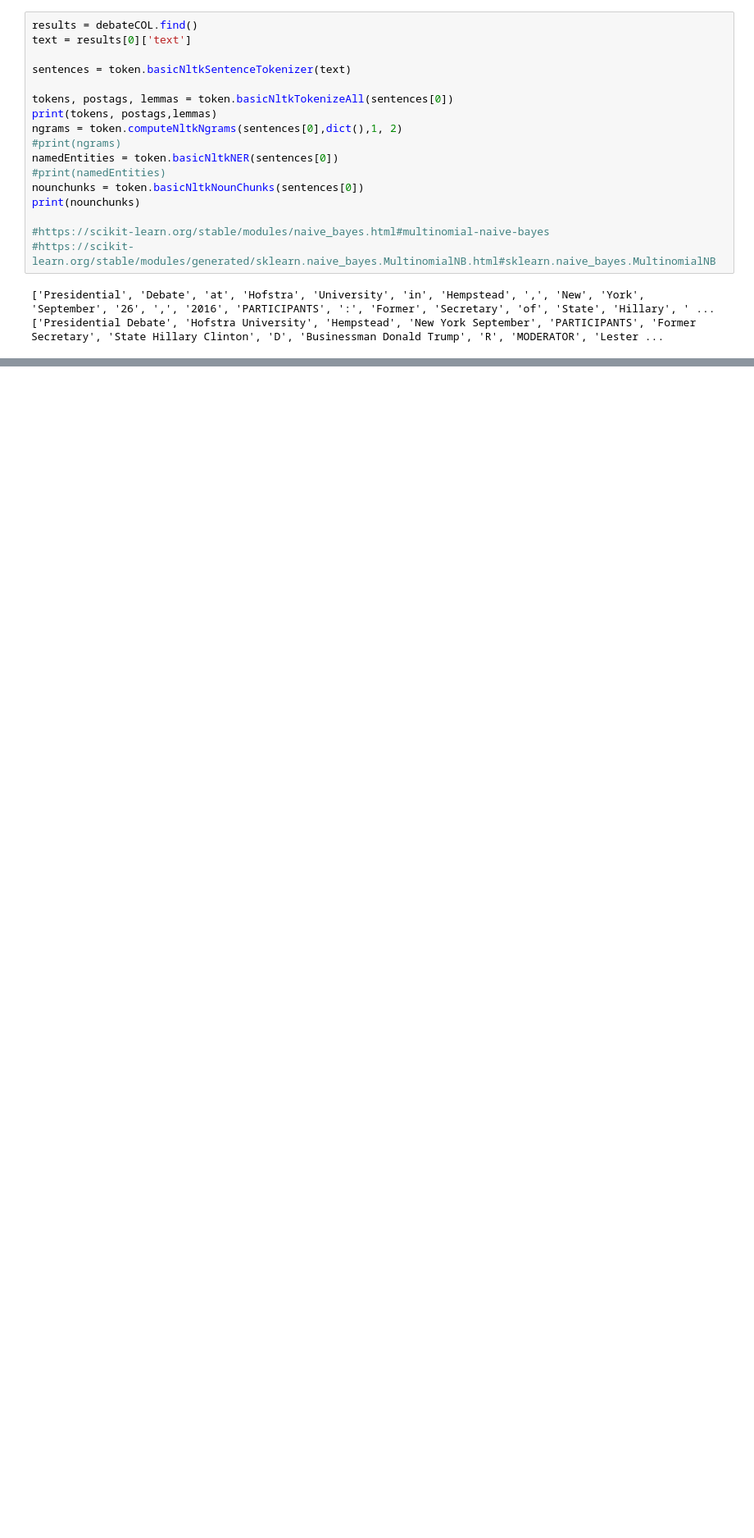
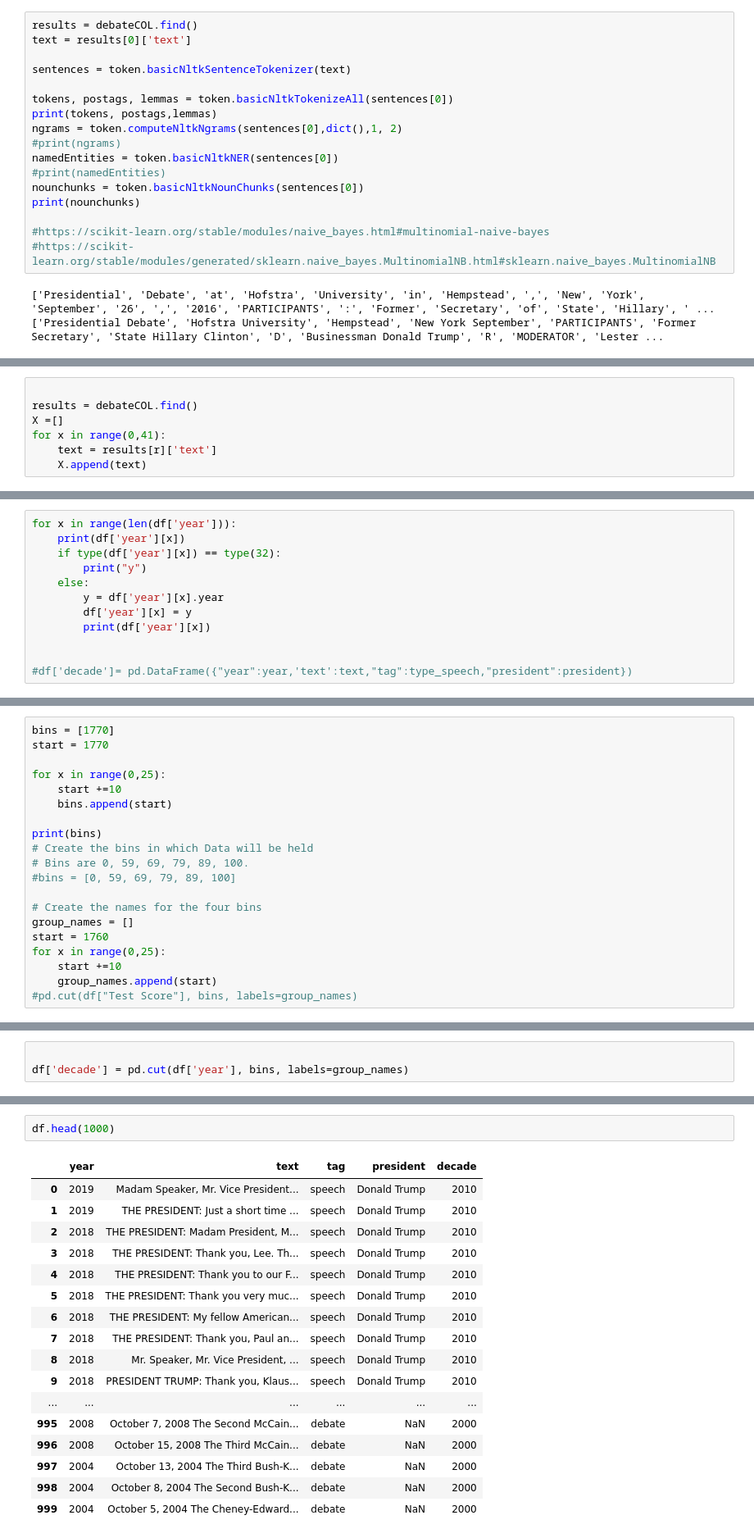
Before and after one commit to Barbara-Gordon/Final_Project, a Jupyter notebook: Erin/Untitled.ipynb, the cells around one changed output, grey strips where cells are left out. Shown: that part at 82% size. Saved outputs shown, nothing was run; the diff lists cells and outputs as text; blank space fills up the shorter version.

```diff
--- a/Erin/Untitled.ipynb
+++ b/Erin/Untitled.ipynb
@@ -210,0 +237,7 @@ print(nounchunks)
+# %%
+
+results = debateCOL.find()
+X =[]
+for x in range(0,41):
+    text = results[r]['text']
+    X.append(text)
@@ -210,0 +307,12 @@ print(nounchunks)
+# %%
+for x in range(len(df['year'])):
+    print(df['year'][x])
+    if type(df['year'][x]) == type(32):
+        print("y")
+    else:
+        y = df['year'][x].year
+        df['year'][x] = y
+        print(df['year'][x])
+
+
+#df['decade']= pd.DataFrame({"year":year,'text':text,"tag":type_speech,"president":president})
@@ -210,0 +340,20 @@ print(nounchunks)
+# %%
+bins = [1770]
+start = 1770
+
+for x in range(0,25):
+    start +=10
+    bins.append(start)
+
+print(bins)
+# Create the bins in which Data will be held
+# Bins are 0, 59, 69, 79, 89, 100.
+#bins = [0, 59, 69, 79, 89, 100]
+
+# Create the names for the four bins
+group_names = []
+start = 1760
+for x in range(0,25):
+    start +=10
+    group_names.append(start)
+#pd.cut(df["Test Score"], bins, labels=group_names)
@@ -210,0 +362,3 @@ print(nounchunks)
+# %%
+
+df['decade'] = pd.cut(df['year'], bins, labels=group_names)
@@ -210,0 +431,20 @@ print(nounchunks)
+# %%
+df.head(1000)
+# %% [output]
+|  | year | text | tag | president | decade |
+| 0 | 2019 | Madam Speaker, Mr. Vice President... | speech | Donald Trump | 2010 |
+| 1 | 2019 | THE PRESIDENT: Just a short time ... | speech | Donald Trump | 2010 |
+| 2 | 2018 | THE PRESIDENT: Madam President, M... | speech | Donald Trump | 2010 |
+| 3 | 2018 | THE PRESIDENT: Thank you, Lee. Th... | speech | Donald Trump | 2010 |
+| 4 | 2018 | THE PRESIDENT: Thank you to our F... | speech | Donald Trump | 2010 |
+| 5 | 2018 | THE PRESIDENT: Thank you very muc... | speech | Donald Trump | 2010 |
+| 6 | 2018 | THE PRESIDENT: My fellow American... | speech | Donald Trump | 2010 |
+| 7 | 2018 | THE PRESIDENT: Thank you, Paul an... | speech | Donald Trump | 2010 |
+| 8 | 2018 | Mr. Speaker, Mr. Vice President, ... | speech | Donald Trump | 2010 |
+| 9 | 2018 | PRESIDENT TRUMP: Thank you, Klaus... | speech | Donald Trump | 2010 |
+| ... | ... | ... | ... | ... | ... |
+| 995 | 2008 | October 7, 2008 The Second McCain... | debate | NaN | 2000 |
+| 996 | 2008 | October 15, 2008 The Third McCain... | debate | NaN | 2000 |
+| 997 | 2004 | October 13, 2004 The Third Bush-K... | debate | NaN | 2000 |
+| 998 | 2004 | October 8, 2004 The Second Bush-K... | debate | NaN | 2000 |
+| 999 | 2004 | October 5, 2004 The Cheney-Edward... | debate | NaN | 2000 |
```
Also changed, not shown: parts of 24 cells of this notebook, 2 other files.
